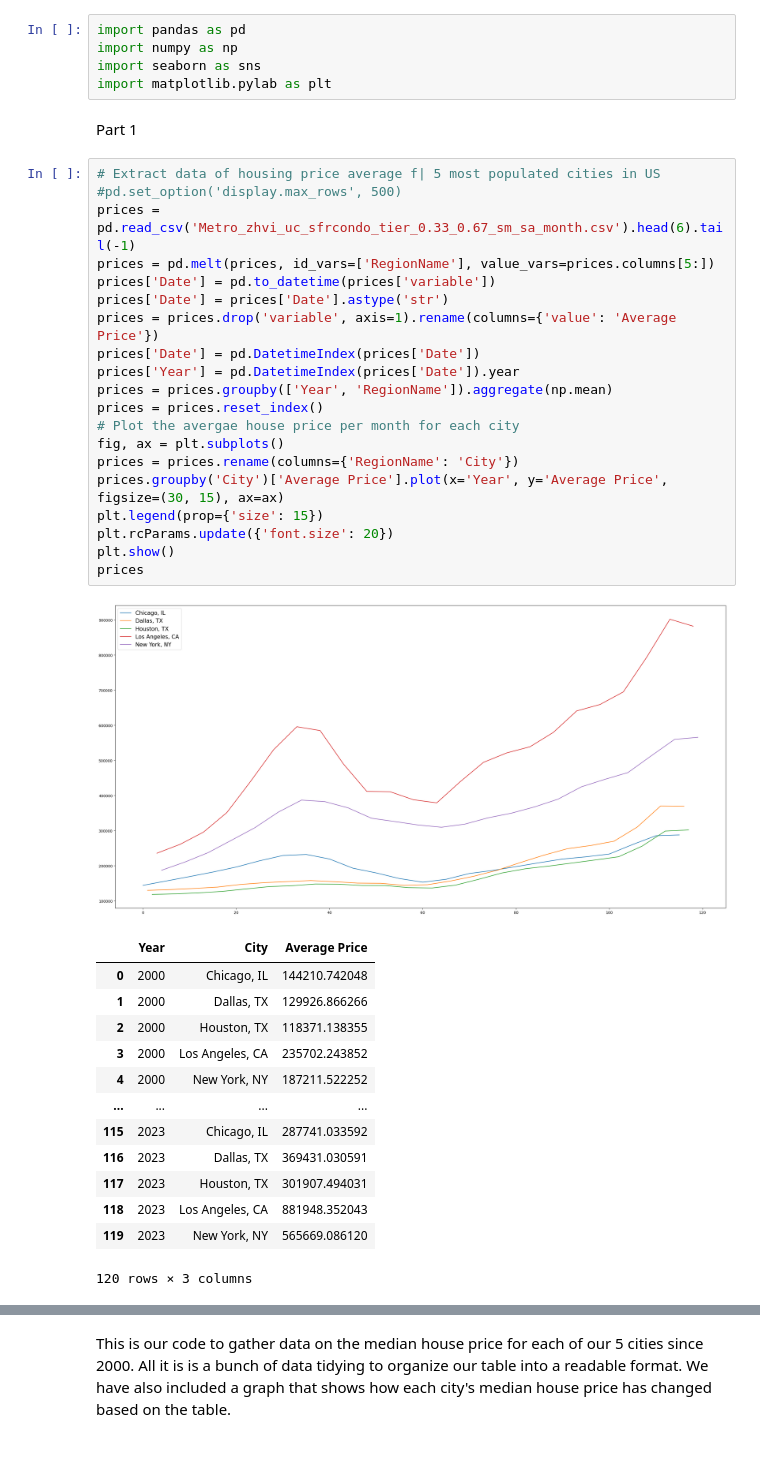
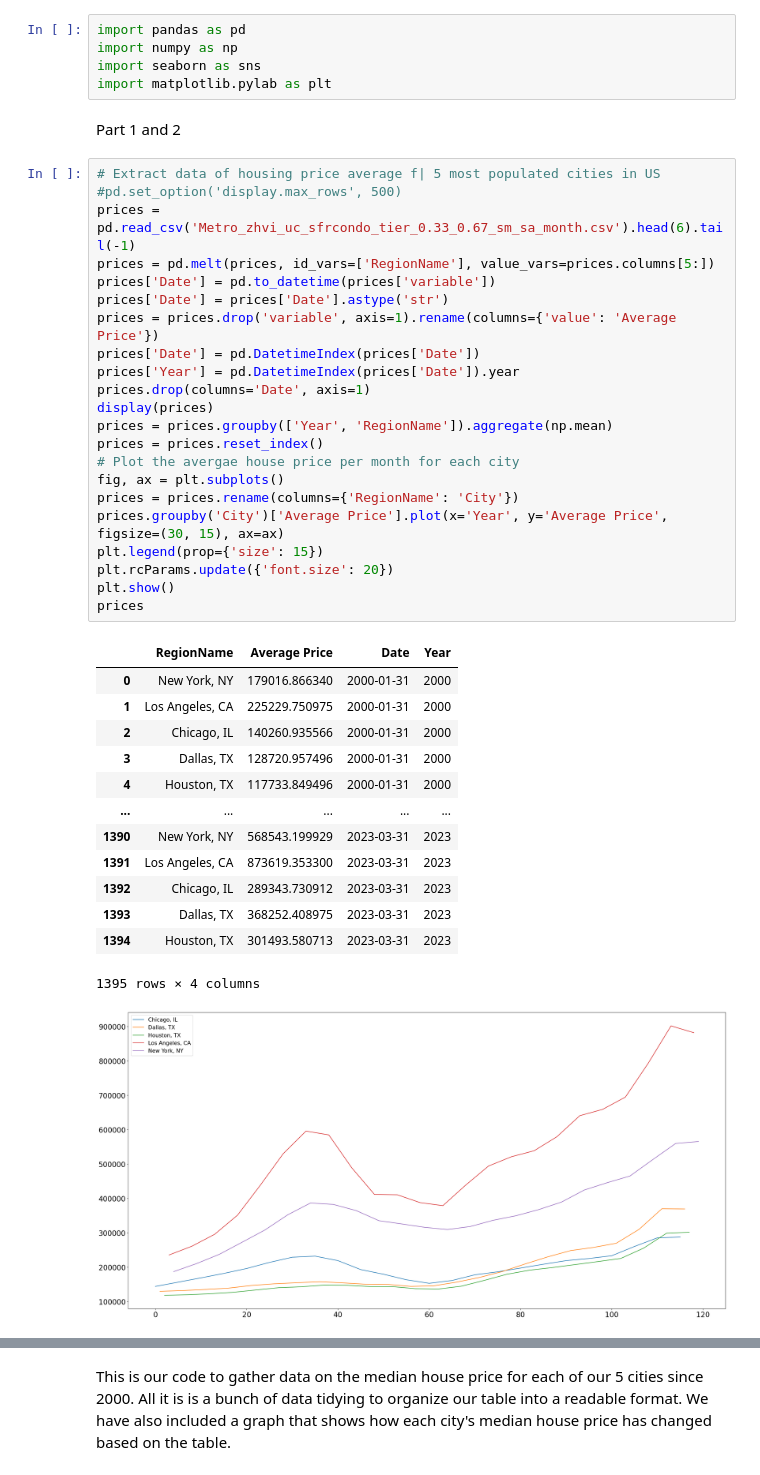
Before and after one commit to NTajalli/Analysis-of-Housing-Prices, a Jupyter notebook: Analysis.ipynb, the cells around one changed output, grey strips where cells are left out. Cells and saved outputs as stored; diff of their text form.

Commit message:
Finished parts 1 and 2 (cleaned up)

```diff
--- a/Analysis.ipynb
+++ b/Analysis.ipynb
@@ -4,39 +4,41 @@ import numpy as np
 import seaborn as sns
 import matplotlib.pylab as plt
 # %% [markdown]
-<font size="8" color="Black">Part 1</font>
+<font size="8" color="Black">Part 1 and 2</font>
 # %%
 # Extract data of housing price average f| 5 most populated cities in US
 #pd.set_option('display.max_rows', 500)
 prices = pd.read_csv('Metro_zhvi_uc_sfrcondo_tier_0.33_0.67_sm_sa_month.csv').head(6).tail(-1)
 prices = pd.melt(prices, id_vars=['RegionName'], value_vars=prices.columns[5:])
 prices['Date'] = pd.to_datetime(prices['variable'])
 prices['Date'] = prices['Date'].astype('str')
 prices = prices.drop('variable', axis=1).rename(columns={'value': 'Average Price'})
 prices['Date'] = pd.DatetimeIndex(prices['Date'])
 prices['Year'] = pd.DatetimeIndex(prices['Date']).year
+prices.drop(columns='Date', axis=1)
+display(prices)
 prices = prices.groupby(['Year', 'RegionName']).aggregate(np.mean)
 prices = prices.reset_index()
 # Plot the avergae house price per month for each city
 fig, ax = plt.subplots()
 prices = prices.rename(columns={'RegionName': 'City'})
 prices.groupby('City')['Average Price'].plot(x='Year', y='Average Price', figsize=(30, 15), ax=ax)
 plt.legend(prop={'size': 15})
 plt.rcParams.update({'font.size': 20})
 plt.show()
 prices
 # %% [output]
-[figure, old version]
-|  | Year | City | Average Price |
-| 0 | 2000 | Chicago, IL | 144210.742048 |
-| 1 | 2000 | Dallas, TX | 129926.866266 |
-| 2 | 2000 | Houston, TX | 118371.138355 |
-| 3 | 2000 | Los Angeles, CA | 235702.243852 |
-| 4 | 2000 | New York, NY | 187211.522252 |
-| ... | ... | ... | ... |
-| 115 | 2023 | Chicago, IL | 287741.033592 |
-| 116 | 2023 | Dallas, TX | 369431.030591 |
-| 117 | 2023 | Houston, TX | 301907.494031 |
-| 118 | 2023 | Los Angeles, CA | 881948.352043 |
-| 119 | 2023 | New York, NY | 565669.086120 |
+|  | RegionName | Average Price | Date | Year |
+| 0 | New York, NY | 179016.866340 | 2000-01-31 | 2000 |
+| 1 | Los Angeles, CA | 225229.750975 | 2000-01-31 | 2000 |
+| 2 | Chicago, IL | 140260.935566 | 2000-01-31 | 2000 |
+| 3 | Dallas, TX | 128720.957496 | 2000-01-31 | 2000 |
+| 4 | Houston, TX | 117733.849496 | 2000-01-31 | 2000 |
+| ... | ... | ... | ... | ... |
+| 1390 | New York, NY | 568543.199929 | 2023-03-31 | 2023 |
+| 1391 | Los Angeles, CA | 873619.353300 | 2023-03-31 | 2023 |
+| 1392 | Chicago, IL | 289343.730912 | 2023-03-31 | 2023 |
+| 1393 | Dallas, TX | 368252.408975 | 2023-03-31 | 2023 |
+| 1394 | Houston, TX | 301493.580713 | 2023-03-31 | 2023 |
-120 rows × 3 columns
+1395 rows × 4 columns
+[figure, new version]
```
Also changed, not shown: parts of 2 cells of this notebook.
